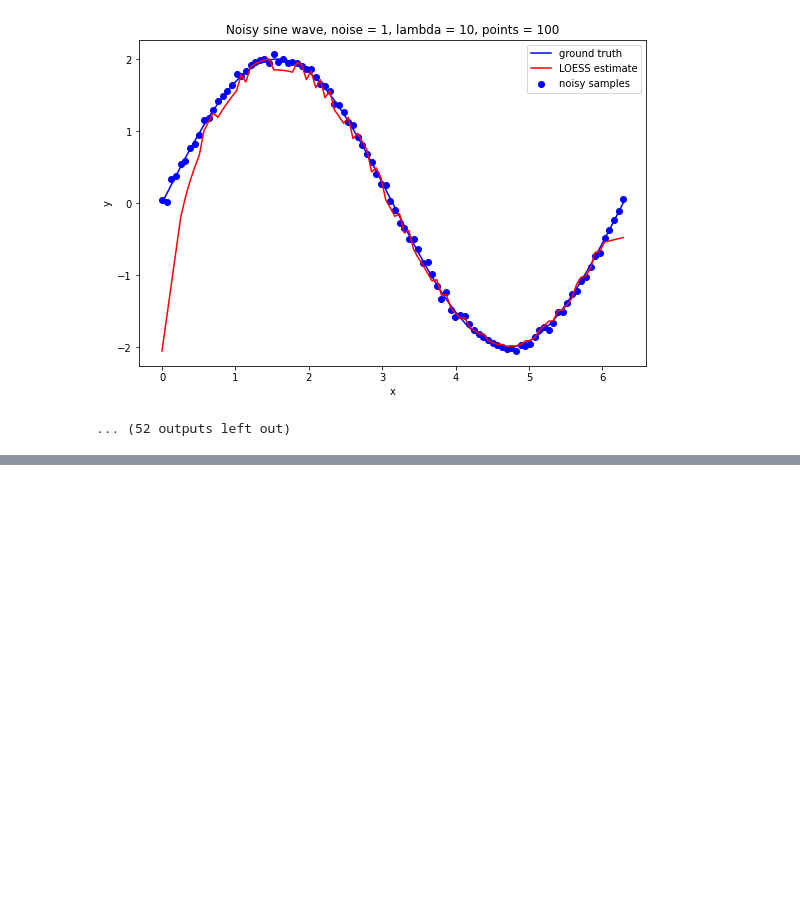
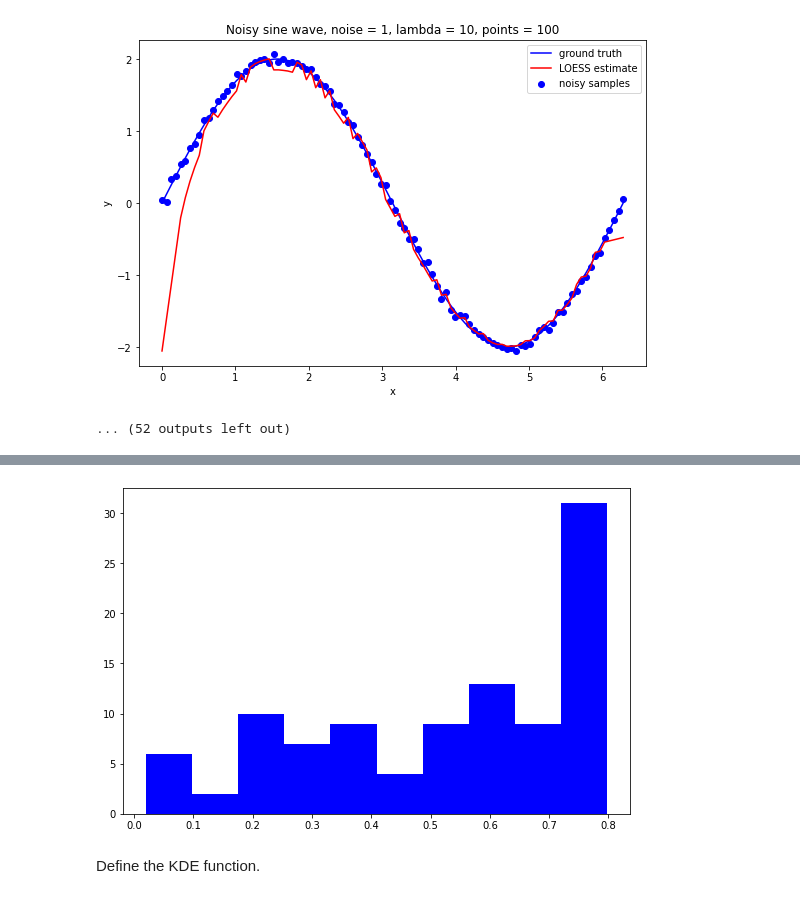
Before and after one commit to w-bonelli/STAT8330, a Jupyter notebook: notebooks/hw5/hw5_solutions.ipynb, the cells around one changed output, grey strips where cells are left out. Saved outputs shown, nothing was run; the diff lists cells and outputs as text; code cells hidden in the pictures; blank space fills up the shorter version.

```diff
--- a/notebooks/hw5/hw5_solutions.ipynb
+++ b/notebooks/hw5/hw5_solutions.ipynb
@@ -239 +245,33 @@ Define kernel density estimation as a function of an input vector $y$, a bandwid
+# %%
+from scipy.special import gamma, factorial2
+from scipy.stats import norm
+
+def gauss_integral(n):
+    factor = np.sqrt(np.pi * 2)
+    if n % 2 == 0:
+        return factor * factorial2(n - 1) / 2
+    elif n % 2 == 1:
+        return factor * norm.pdf(0) * factorial2(n - 1)
+    else:
+        raise ValueError("n must be odd or even.")
+
+def gaussian(x, dims=1):
+    normalization = dims * gauss_integral(dims - 1)
+    dist_sq = x ** 2
+    return np.exp(-dist_sq / 2) / normalization
+
+x = np.random.normal(0, 1, 100)
+y = gaussian(x)
+
+plt.figure(figsize=(20, 6))
+plt.subplot(121)
+ax = plt.gca()
+ax.hist(y, color='blue')
+# ax.hist(y, color='blue')
+plt.axis("tight")
+plt.show()
+# %% [output]
+[figure, added]
+# %% [markdown]
+Define the KDE function.
 # %%
```
Also changed, not shown: parts of 7 cells of this notebook, 2 other files.
